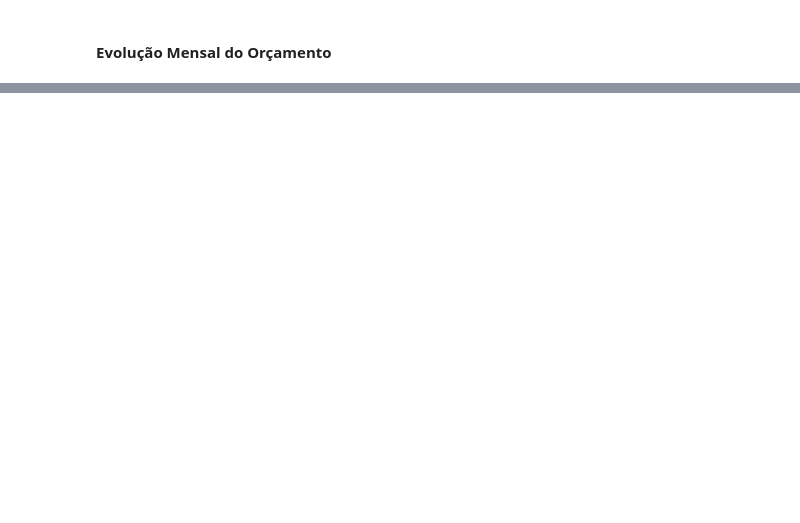
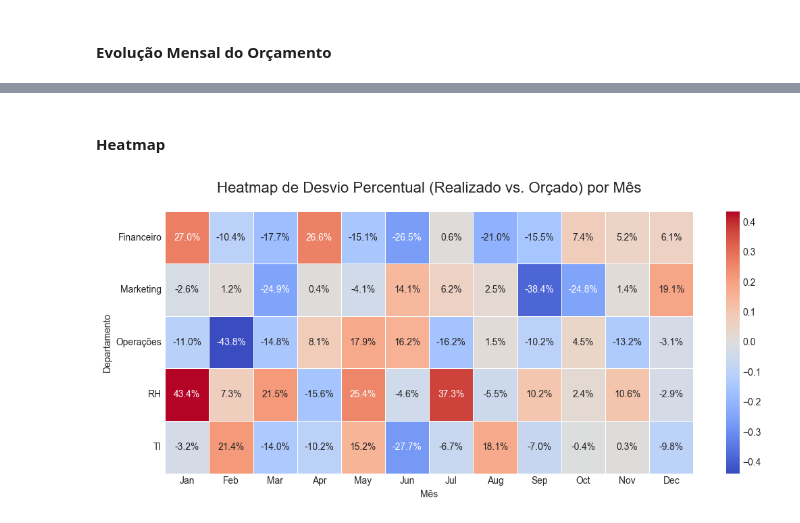
Before and after one commit to victormontr/FPeA, a Jupyter notebook: notebooks/analise_orcamentaria.ipynb, the cells around one changed output, grey strips where cells are left out. Drawn from its saved outputs; the diff is of its cells as text; code cells hidden in the pictures; blank space fills up the shorter version.

```diff
--- a/notebooks/analise_orcamentaria.ipynb
+++ b/notebooks/analise_orcamentaria.ipynb
@@ -257 +258,56 @@ plt.show()
+# %% [markdown]
+#### Heatmap
+# %%
+# 1. PREPARAÇÃO DOS DADOS PARA O HEATMAP
+# ----------------------------------------
+# Adiciona coluna de desvio percentual no DataFrame principal, caso ainda não exista
+if 'Desvio_Perc' not in df.columns:
+    df['Desvio_Perc'] = (df['Realizado'] - df['Orcado']) / df['Orcado']
+
+# Cria uma tabela dinâmica (pivot table) com departamentos nas linhas e meses nas colunas,
+# preenchendo cada célula com o desvio percentual entre Realizado e Orçado
+tabela_desvio = df.pivot_table(
+    values='Desvio_Perc',
+    index='Departamento',
+    columns=df['Data']
+)
+
+# Formata os nomes das colunas (datas) para mostrar apenas a abreviação do mês (ex: Jan, Fev)
+tabela_desvio.columns = tabela_desvio.columns.strftime('%b')
+
+# 2. CRIAÇÃO DO GRÁFICO DE HEATMAP
+# ----------------------------------
+# Define o tamanho da figura do heatmap
+plt.figure(figsize=(11, 5))
+
+# Gera o heatmap do desvio percentual usando Seaborn, com anotação dos valores em cada célula
+heatmap = sns.heatmap(
+    tabela_desvio,
+    annot=True,               # Exibe os valores percentuais nas células
+    fmt='.1%',                # Formata como porcentagem com uma casa decimal
+    cmap='coolwarm',          # Paleta de cores
+    linewidths=.5,            # Linhas divisórias entre as células
+    linecolor='white'         # Cor das linhas divisórias
+)
+
+# 3. ESTÉTICA E TÍTULOS
+# ---------------------
+# Adiciona título ao gráfico
+plt.title('Heatmap de Desvio Percentual (Realizado vs. Orçado) por Mês', fontsize=16, pad=20)
+
+# Define rótulos dos eixos para maior clareza
+plt.ylabel("Departamento")
+plt.xlabel("Mês")
+
+# Ajusta rotação dos rótulos para melhor legibilidade
+plt.xticks(rotation=0)
+plt.yticks(rotation=0)
+
+# 4. RENDERIZAÇÃO FINAL
+# ---------------------
+# Ajusta o layout da figura para evitar sobreposição e exibe o gráfico
+plt.tight_layout()
+plt.show()
+# %% [output]
+[figure, added]
 # %% [markdown]
```
Also changed, not shown: parts of 12 cells of this notebook.
